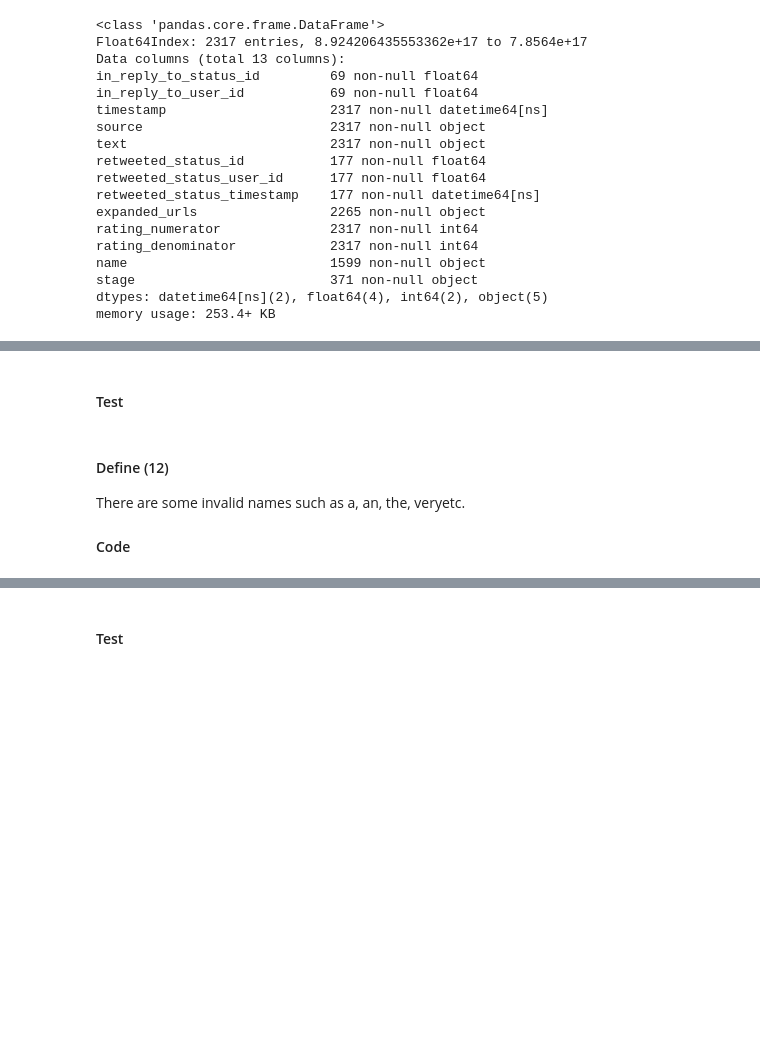
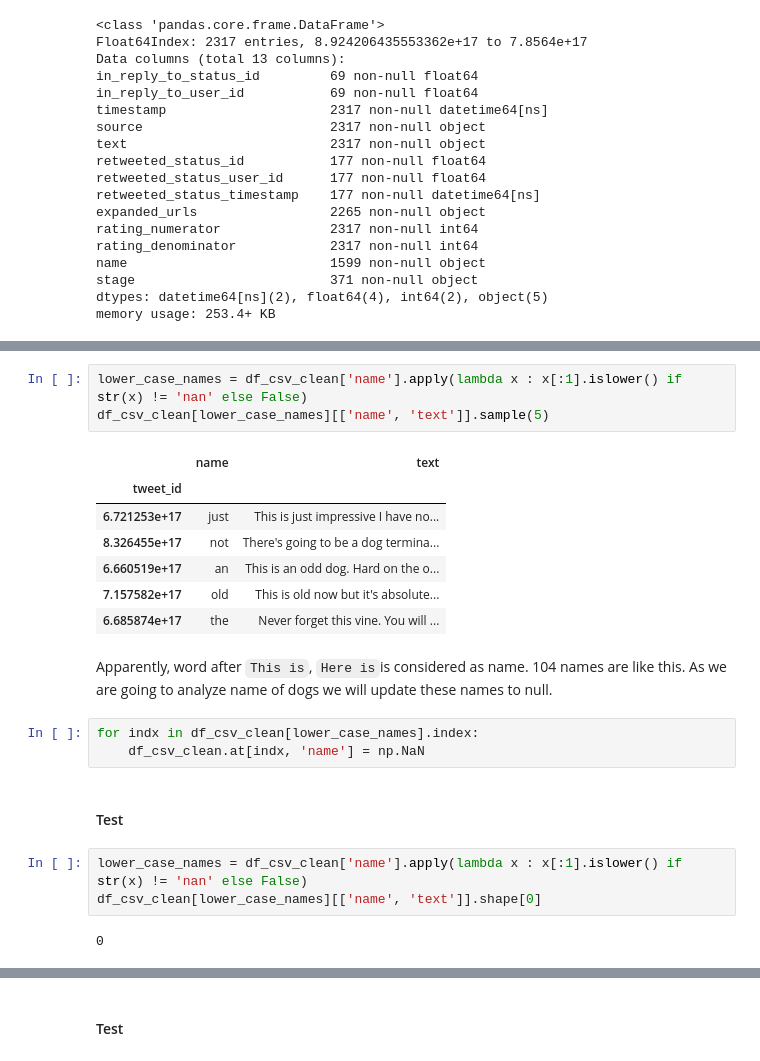
Before and after one commit to hamidkhbl/Twitter_account_data_analysis, a Jupyter notebook: wrangle_act.ipynb, the cells around one changed output, grey strips where cells are left out. Drawn from its saved outputs; the diff is of its cells as text; blank space fills up the shorter version.

```diff
--- a/wrangle_act.ipynb
+++ b/wrangle_act.ipynb
@@ -790,6 +790,23 @@ memory usage: 253.4+ KB
+# %%
+lower_case_names = df_csv_clean['name'].apply(lambda x : x[:1].islower() if str(x) != 'nan' else False)
+df_csv_clean[lower_case_names][['name', 'text']].sample(5)
+# %% [output]
+|  | name | text |
+| tweet_id |  |  |
+| 6.721253e+17 | just | This is just impressive I have no... |
+| 8.326455e+17 | not | There's going to be a dog termina... |
+| 6.660519e+17 | an | This is an odd dog. Hard on the o... |
+| 7.157582e+17 | old | This is old now but it's absolute... |
+| 6.685874e+17 | the | Never forget this vine. You will ... |
+# %% [markdown]
+Apparently, word after `This is`, `Here is`is considered as name. 104 names are like this. As we are going to analyze name of dogs we will update these names to null.
+# %%
+for indx in df_csv_clean[lower_case_names].index:
+    df_csv_clean.at[indx, 'name'] = np.NaN
 # %% [markdown]
 #### Test
-# %% [markdown]
-#### Define (12)
-There are some invalid names such as a, an, the, veryetc.
-#### Code
+# %%
+lower_case_names = df_csv_clean['name'].apply(lambda x : x[:1].islower() if str(x) != 'nan' else False)
+df_csv_clean[lower_case_names][['name', 'text']].shape[0]
+# %% [output]
+0
```
Also changed, not shown: parts of 17 cells of this notebook.
